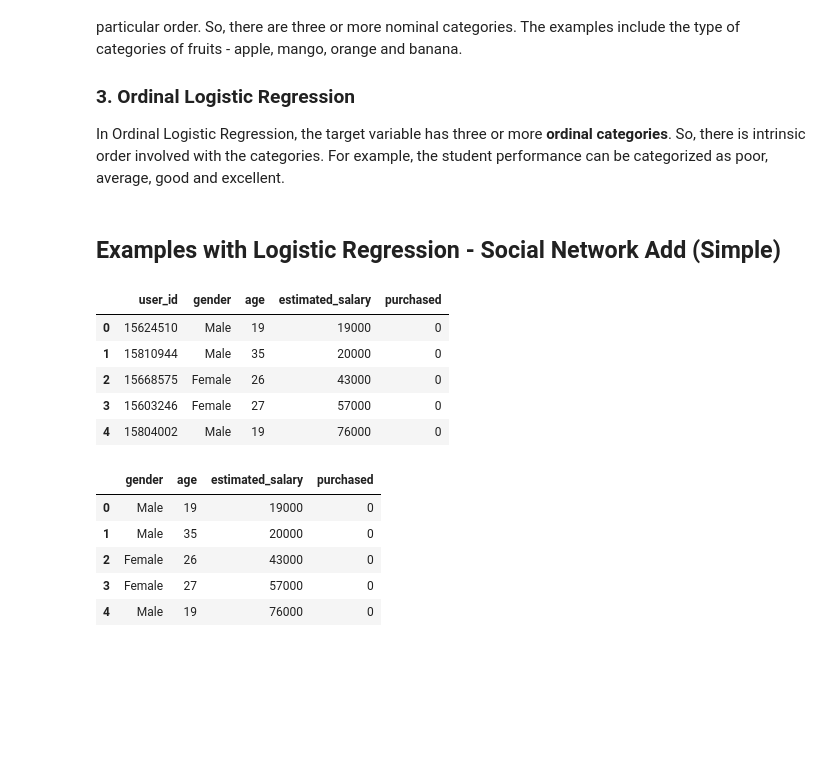
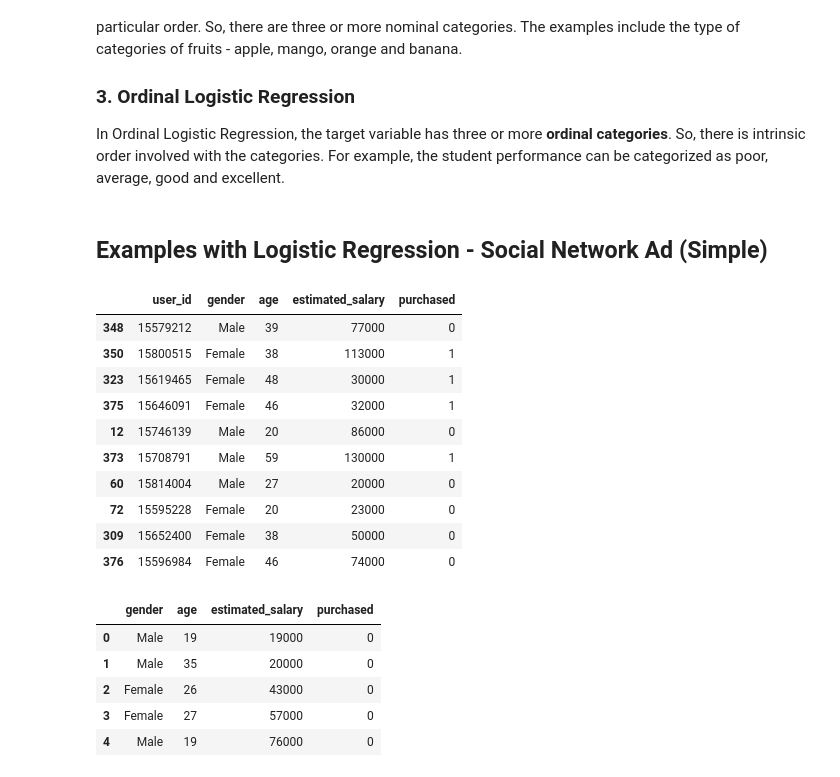
Before and after one commit to gurayarik/MIS447, a Jupyter notebook: 2-classification/2_1_logistic_regression_notebook.ipynb, the cells around one changed output. Cells and saved outputs as stored; diff of their text form; code cells hidden in the pictures; blank space fills up the shorter version.

```diff
--- a/2-classification/2_1_logistic_regression_notebook.ipynb
+++ b/2-classification/2_1_logistic_regression_notebook.ipynb
@@ -50,7 +50,7 @@ In Multinomial Logistic Regression, the target variable has **three or more cate
 
 In Ordinal Logistic Regression, the target variable has three or more **ordinal categories**. So, there is intrinsic order involved with the categories. For example, the student performance can be categorized as poor, average, good and excellent.
 # %% [markdown]
-## Examples with Logistic Regression - Social Network Add (Simple)
+## Examples with Logistic Regression - Social Network Ad (Simple)
 # %%
 #import necessary libraries
 import pandas as pd
@@ -67,13 +67,18 @@ from sklearn.metrics import classification_report, confusion_matrix, accuracy_sc
 # %%
 #read the dataset
 df = pd.read_csv('2_1_logistic_regression_social_network_ads_dataset.csv')
 
 #display the first few rows of the dataset
-df.head()
+df.sample(10)
 # %% [output]
 |  | user_id | gender | age | estimated_salary | purchased |
-| 0 | 15624510 | Male | 19 | 19000 | 0 |
-| 1 | 15810944 | Male | 35 | 20000 | 0 |
-| 2 | 15668575 | Female | 26 | 43000 | 0 |
-| 3 | 15603246 | Female | 27 | 57000 | 0 |
-| 4 | 15804002 | Male | 19 | 76000 | 0 |
+| 348 | 15579212 | Male | 39 | 77000 | 0 |
+| 350 | 15800515 | Female | 38 | 113000 | 1 |
+| 323 | 15619465 | Female | 48 | 30000 | 1 |
+| 375 | 15646091 | Female | 46 | 32000 | 1 |
+| 12 | 15746139 | Male | 20 | 86000 | 0 |
+| 373 | 15708791 | Male | 59 | 130000 | 1 |
+| 60 | 15814004 | Male | 27 | 20000 | 0 |
+| 72 | 15595228 | Female | 20 | 23000 | 0 |
+| 309 | 15652400 | Female | 38 | 50000 | 0 |
+| 376 | 15596984 | Female | 46 | 74000 | 0 |
```
Also changed, not shown: parts of 15 cells of this notebook, 1 other file.
